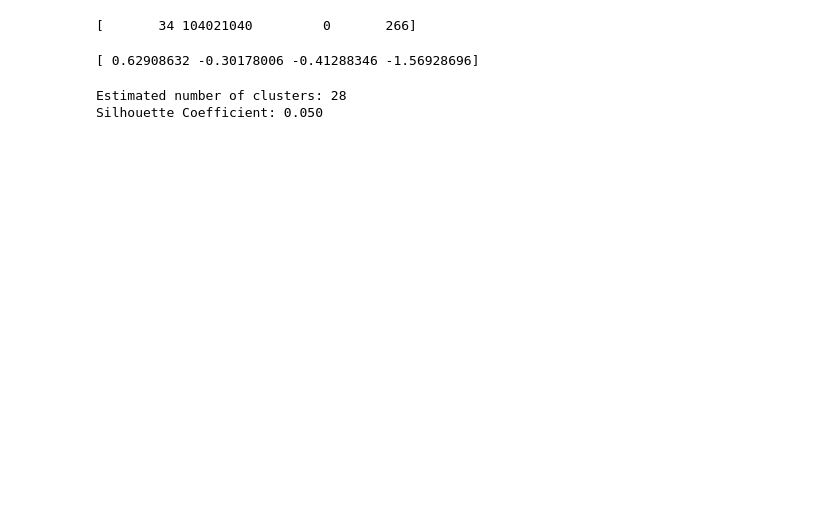
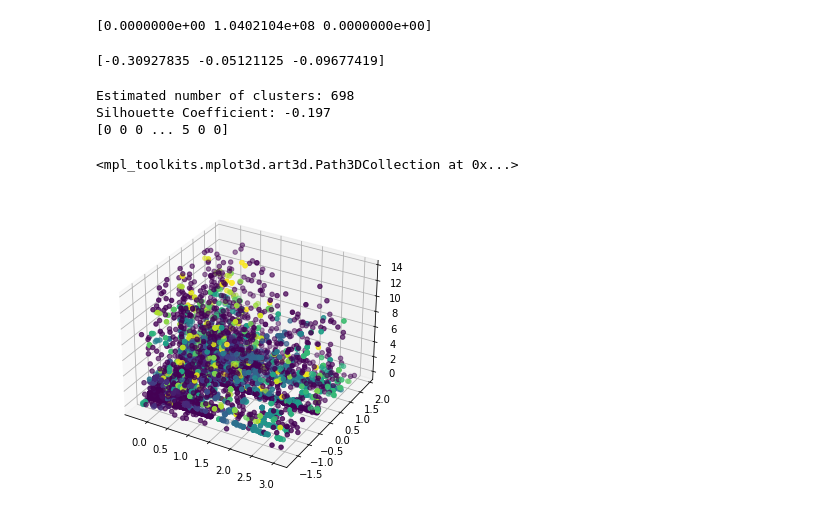
Before and after one commit to 1TreeForest/CyberRange, a Jupyter notebook: cluster/clustering.ipynb, the cells around one changed output. Cells and saved outputs as stored; diff of their text form; code cells hidden in the pictures; blank space fills up the shorter version.

```diff
--- a/cluster/clustering.ipynb
+++ b/cluster/clustering.ipynb
@@ -21,30 +21,45 @@ sql = 'select title_len, ipc_code, app_code, ipc_sum from cluster'
 cursor.execute(sql)
 
 dataset = cursor.fetchall()
+# %%
+temp_X = np.array(dataset, dtype=float)
+X=np.delete(temp_X,np.where(np.isnan(temp_X))[0],axis=0)
+print(X[0])
+# %% [output]
+[0.0000000e+00 1.0402104e+08 0.0000000e+00]
 # %%
-X = np.array(dataset, dtype=int)
+X = RobustScaler().fit_transform(X)
 print(X[0])
 # %% [output]
-[       34 104021040         0       266]
+[-0.30927835 -0.05121125 -0.09677419]
-# %%
-X = StandardScaler().fit_transform(X)
-print(X[0])
-# %% [output]
-[ 0.62908632 -0.30178006 -0.41288346 -1.56928696]
 # %%
 # Compute DBSCAN
-db = DBSCAN(eps=0.8, min_samples=2).fit(X)
+db = DBSCAN(eps=0.1, min_samples=2).fit(X)
 core_samples_mask = np.zeros_like(db.labels_, dtype=bool)
 core_samples_mask[db.core_sample_indices_] = True
 labels = db.labels_
+# Number of clusters in labels, ignoring noise if present.
+n_clusters_ = len(set(labels)) - (1 if -1 in labels else 0)
+
+print('Estimated number of clusters: %d' % n_clusters_)
+print("Silhouette Coefficient: %0.3f"
+      % metrics.silhouette_score(X, labels))
+print(labels)
+# %% [output]
+Estimated number of clusters: 698
+Silhouette Coefficient: -0.197
+[0 0 0 ... 5 0 0]
-# %%
-# Number of clusters in labels, ignoring noise if present.
-n_clusters_ = len(set(labels)) - (1 if -1 in labels else 0)
-
-print('Estimated number of clusters: %d' % n_clusters_)
-print("Silhouette Coefficient: %0.3f"
-      % metrics.silhouette_score(X, labels))
-# %% [output]
-Estimated number of clusters: 28
-Silhouette Coefficient: 0.050
+# %%
+import matplotlib.pyplot as plt
+from mpl_toolkits.mplot3d import Axes3D # 空间三维画图
+fig = plt.figure()
+df = pd.DataFrame(X, columns=['1', '2', '3'])
+x=df['1']
+y=df['2']
+z=df['3']
+ax = Axes3D(fig)
+ax.scatter(x,y,z,c=labels)
+# %% [output]
+<mpl_toolkits.mplot3d.art3d.Path3DCollection at 0x...>
+[figure, added]
 # %%
```
Also changed, not shown: parts of 3 cells of this notebook, 7 other files.
